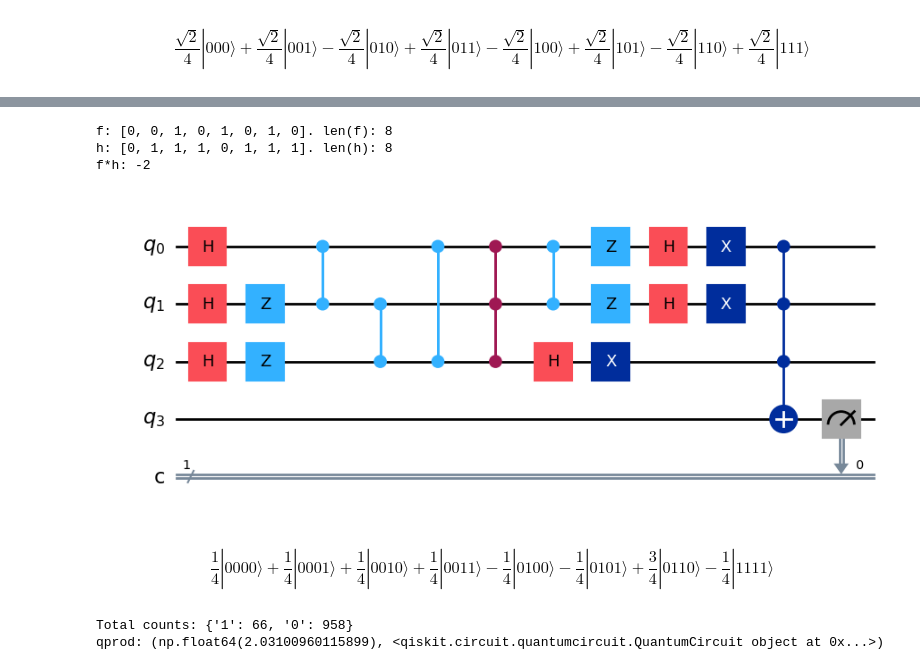
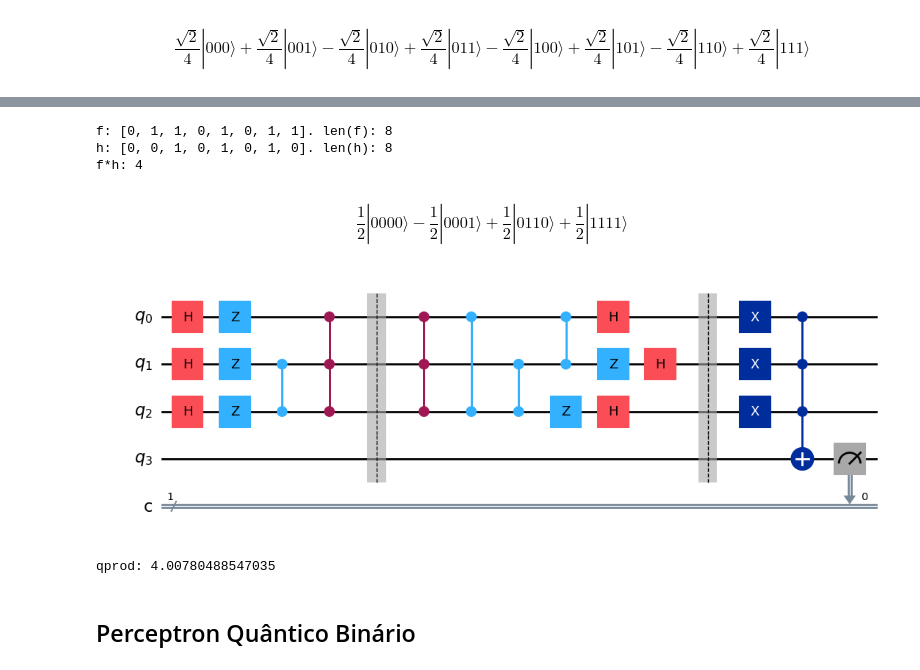
Before and after one commit to LucioFassarella/AMQ, a Jupyter notebook: Qiskit_AMQ.ipynb, the cells around one changed output, grey strips where cells are left out. Drawn from its saved outputs; the diff is of its cells as text; code cells hidden in the pictures.

```diff
--- a/Qiskit_AMQ.ipynb
+++ b/Qiskit_AMQ.ipynb
@@ -755,7 +774,7 @@ n = 2
 f = [0,0,1,0]
 print(f"f: {f}. len(f): {len(f)}")
 
-h = [0,1,0,0] # [1,1,0,1,0,1,0,1] #[1,1,1,0,1,0,0,0] #f.copy()
+h = [0,1,1,0] # [1,1,0,1,0,1,0,1] #[1,1,1,0,1,0,0,0] #f.copy()
 print(f"h: {h}. len(h): {len(h)}")
 
 prod = 0
@@ -763,7 +782,7 @@ for k in range(2**n):
     prod += ((-1)**f[k])*((-1)**h[k])
 print(f"f*h: {prod}")
 
-qprod = Qprod(f,h, 2**10)
+qprod = Qprod(f,h, shots = shots, aer_flag = True)
 print(f"qprod: {qprod}")
 # %% [output]
 f: [0, 0, 1, 0]. len(f): 4
@@ -776,26 +794,27 @@ qprod: (np.float64(0.0), <qiskit.circuit.quantumcircuit.QuantumCircuit object at
 # %%
 # EXEMPLO
 
 n = 3
 
-f = [0,0,1,0,1,0,1,0]
+f = [0,1,1,0,1,0,1,1]
 print(f"f: {f}. len(f): {len(f)}")
 
-h = [0,1,1,1,0,1,1,1] # [1,1,0,1,0,1,0,1] #[1,1,1,0,1,0,0,0] #f.copy()
+h = [0,0,1,0,1,0,1,0] # [1,1,0,1,0,1,0,1] #[1,1,1,0,1,0,0,0] #f.copy()
 print(f"h: {h}. len(h): {len(h)}")
 
 prod = 0
 for k in range(2**n):
     prod += ((-1)**f[k])*((-1)**h[k])
 print(f"f*h: {prod}")
 
-qprod = Qprod(f,h, 2**10)
+qprod = Qprod(f,h, shots = shots, aer_flag = True)
 print(f"qprod: {qprod}")
 # %% [output]
-f: [0, 0, 1, 0, 1, 0, 1, 0]. len(f): 8
-h: [0, 1, 1, 1, 0, 1, 1, 1]. len(h): 8
-f*h: -2
+f: [0, 1, 1, 0, 1, 0, 1, 1]. len(f): 8
+h: [0, 0, 1, 0, 1, 0, 1, 0]. len(h): 8
+f*h: 4
+$$\frac{1}{2} |0000\rangle- \frac{1}{2} |0001\rangle+\frac{1}{2} |0110\rangle+\frac{1}{2} |1111\rangle$$
-[figure, old version]
+[figure, new version]
-$$\frac{1}{4} |0000\rangle+\frac{1}{4} |0001\rangle+\frac{1}{4} |0010\rangle+\frac{1}{4} |0011\rangle- \frac{1}{4} |0100\rangle- \frac{1}{4} |0101\rangle+\frac{3}{4} |0110\rangle- \frac{1}{4} |1111\rangle$$
-Total counts: {'1': 66, '0': 958}
-qprod: (np.float64(2.03100960115899), <qiskit.circuit.quantumcircuit.QuantumCircuit object at 0x...>)
+qprod: 4.00780488547035
+# %% [markdown]
+## Perceptron Quântico Binário
```
Also changed, not shown: parts of 16 cells of this notebook.
